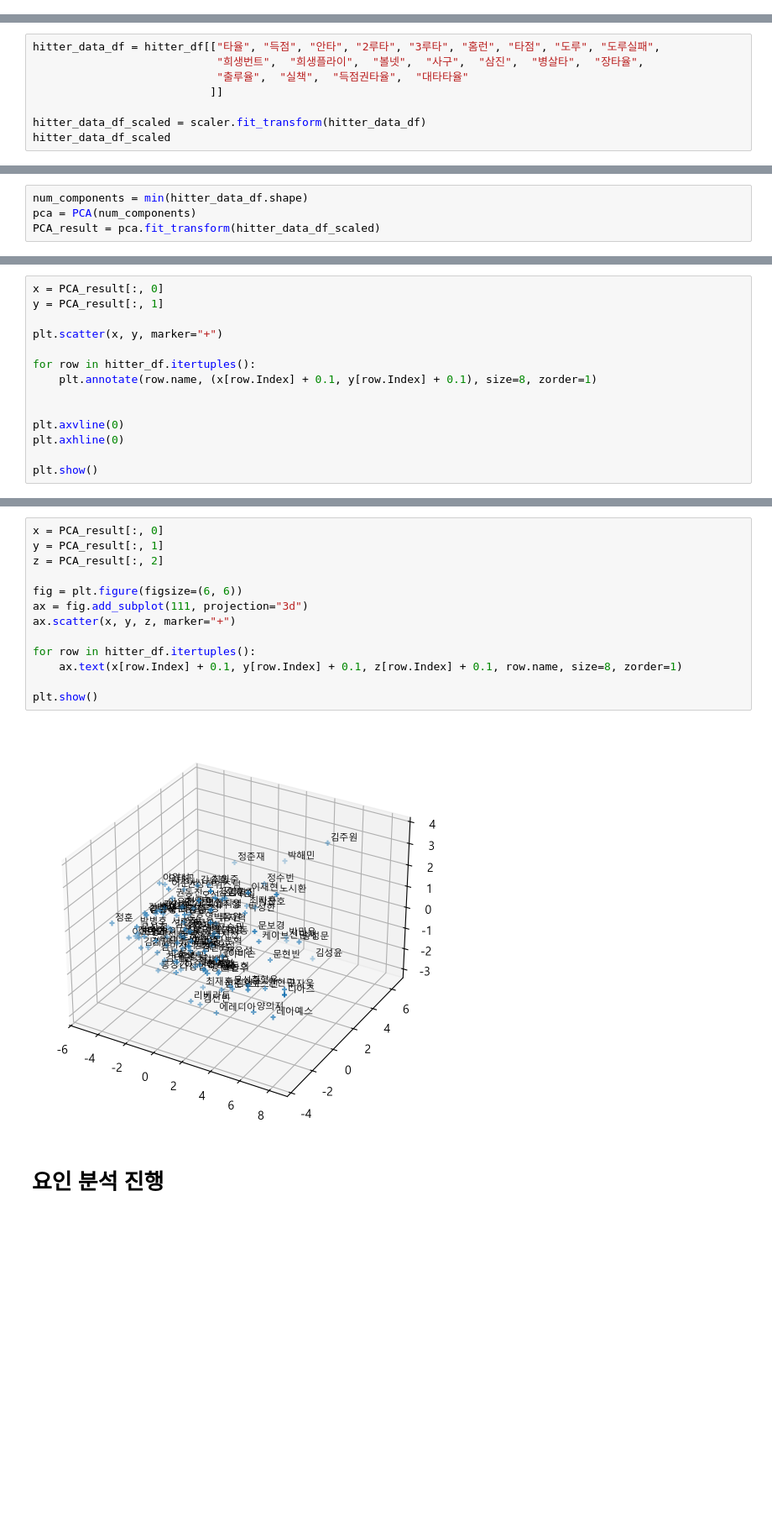
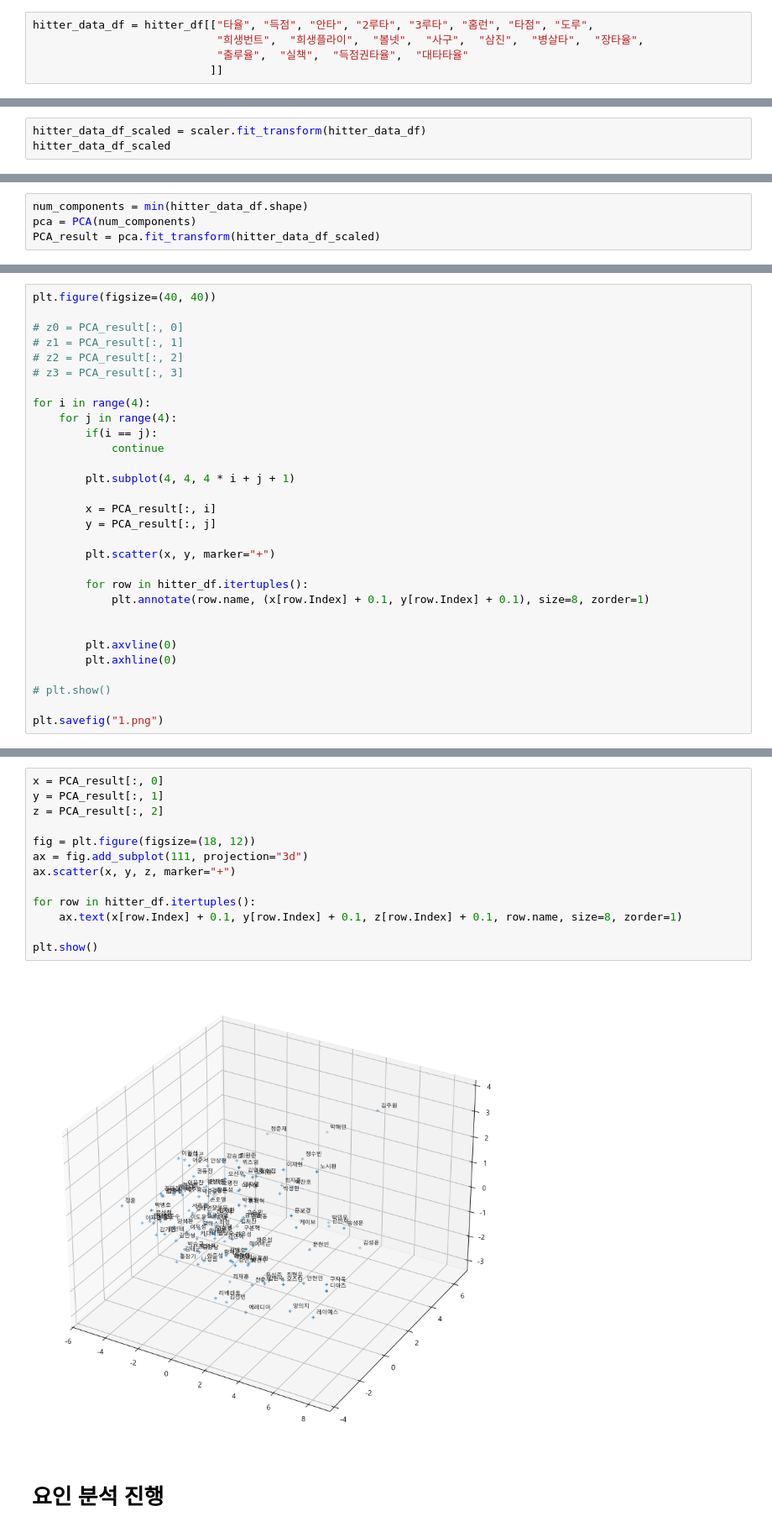
Before and after one commit to kichan05/KBO-Player-Analysis, a Jupyter notebook: 데이터 분석.ipynb, the cells around one changed output, grey strips where cells are left out. Shown at 84% size. Cells and saved outputs as stored; diff of their text form; blank space fills up the shorter version.

```diff
--- a/데이터 분석.ipynb
+++ b/데이터 분석.ipynb
@@ -100,6 +100,11 @@ Data columns (total 38 columns):
  37  대타타율            112 non-null    float64
 dtypes: float64(8), int64(25), object(5)
 memory usage: 33.4+ KB
+# %%
+hitter_data_df = hitter_df[["타율", "득점", "안타", "2루타", "3루타", "홈런", "타점", "도루",
+                            "희생번트",  "희생플라이",  "볼넷",  "사구",  "삼진",  "병살타",  "장타율",
+                            "출루율",  "실책",  "득점권타율",  "대타타율"
+                           ]]
 # %% [markdown]
 # 주성분 분석 가능 여부 확인
 # %%
@@ -118,11 +123,6 @@ from sklearn.decomposition import PCA
 
 scaler = StandardScaler()
 # %%
-hitter_data_df = hitter_df[["타율", "득점", "안타", "2루타", "3루타", "홈런", "타점", "도루", "도루실패",
-                            "희생번트",  "희생플라이",  "볼넷",  "사구",  "삼진",  "병살타",  "장타율",
-                            "출루율",  "실책",  "득점권타율",  "대타타율"
-                           ]]
-
 hitter_data_df_scaled = scaler.fit_transform(hitter_data_df)
 hitter_data_df_scaled
 # %% [output]
@@ -210,15 +210,31 @@ plt.show()
 # %%
-x = PCA_result[:, 0]
-y = PCA_result[:, 1]
+plt.figure(figsize=(40, 40))
 
-plt.scatter(x, y, marker="+")
+# z0 = PCA_result[:, 0]
+# z1 = PCA_result[:, 1]
+# z2 = PCA_result[:, 2]
+# z3 = PCA_result[:, 3]
 
-for row in hitter_df.itertuples():
-    plt.annotate(row.name, (x[row.Index] + 0.1, y[row.Index] + 0.1), size=8, zorder=1)
+for i in range(4):
+    for j in range(4):
+        if(i == j):
+            continue
+
+        plt.subplot(4, 4, 4 * i + j + 1)
+
+        x = PCA_result[:, i]
+        y = PCA_result[:, j]
+
+        plt.scatter(x, y, marker="+")
+
+        for row in hitter_df.itertuples():
+            plt.annotate(row.name, (x[row.Index] + 0.1, y[row.Index] + 0.1), size=8, zorder=1)
 
 
-plt.axvline(0)
-plt.axhline(0)
+        plt.axvline(0)
+        plt.axhline(0)
 
-plt.show()
+# plt.show()
+
+plt.savefig("1.png")
 # %% [output]
@@ -226,18 +242,18 @@ plt.show()
 # %%
 x = PCA_result[:, 0]
 y = PCA_result[:, 1]
 z = PCA_result[:, 2]
 
-fig = plt.figure(figsize=(6, 6))
+fig = plt.figure(figsize=(18, 12))
 ax = fig.add_subplot(111, projection="3d")
 ax.scatter(x, y, z, marker="+")
 
 for row in hitter_df.itertuples():
     ax.text(x[row.Index] + 0.1, y[row.Index] + 0.1, z[row.Index] + 0.1, row.name, size=8, zorder=1)
 
 plt.show()
 # %% [output]
-[figure, old version]
+[figure, new version]
 # %% [markdown]
 # 요인 분석 진행
 # %%
```
Also changed, not shown: parts of 6 cells of this notebook, 2 other files.
